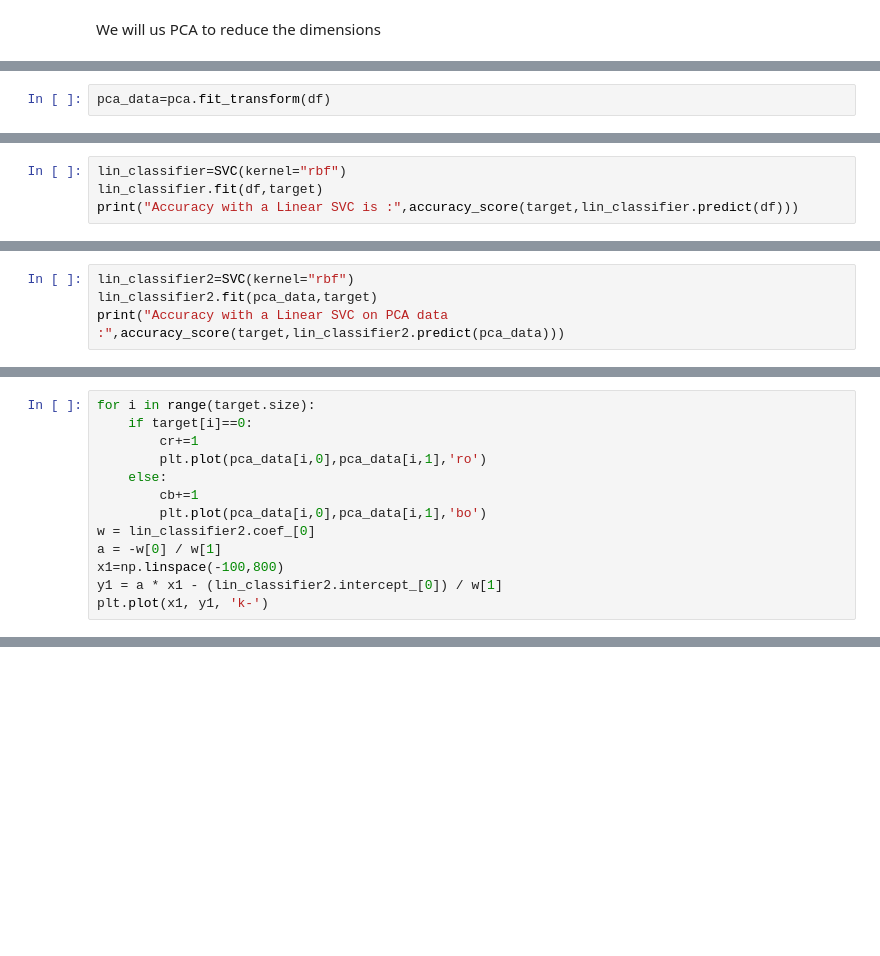
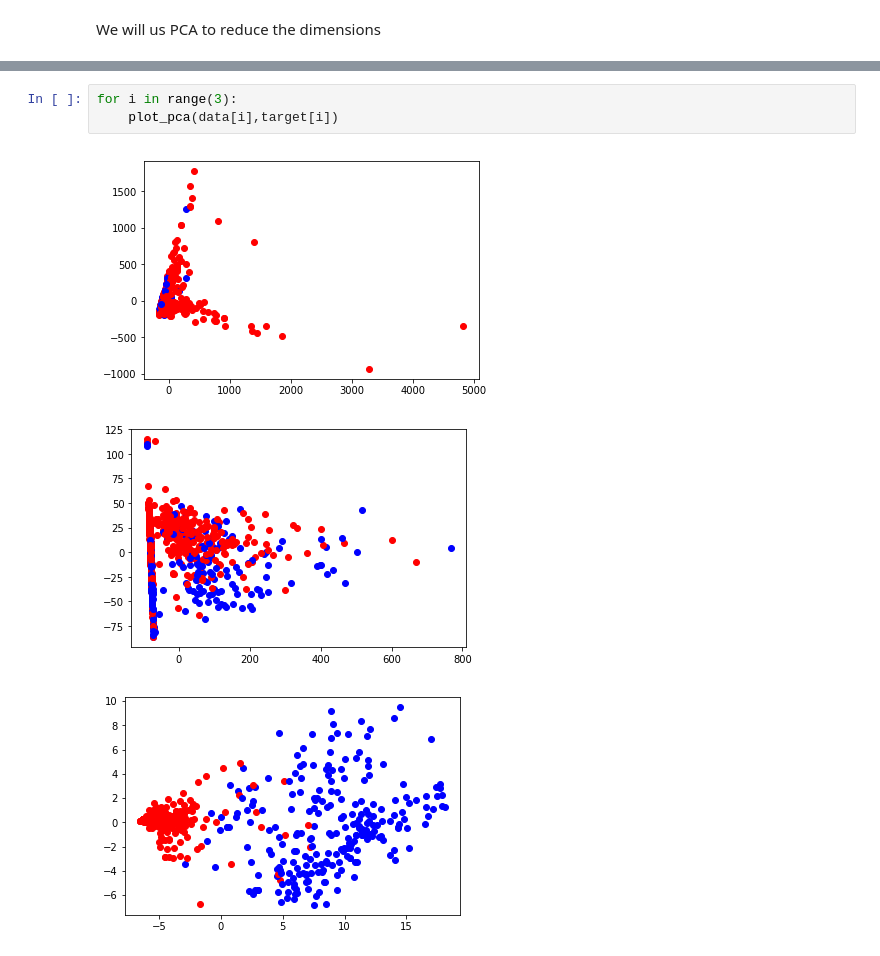
Before and after one commit to rollaball/Diabetes-Prediction, a Jupyter notebook: Diabetes.ipynb, the cells around one changed output, grey strips where cells are left out. Drawn from its saved outputs; the diff is of its cells as text; blank space fills up the shorter version.

```diff
--- a/Diabetes.ipynb
+++ b/Diabetes.ipynb
@@ -57,3 +113 @@ pca=PCA(n_components=2)
-# %%
-pca_data=pca.fit_transform(df)
 # %%
@@ -81,4 +123,0 @@ from sklearn.metrics import accuracy_score
-# %%
-lin_classifier=SVC(kernel="rbf")
-lin_classifier.fit(df,target)
-print("Accuracy with a Linear SVC is :",accuracy_score(target,lin_classifier.predict(df)))
@@ -89,4 +123,0 @@ To Visualize let us apply PCA before applying the classifier
-# %%
-lin_classifier2=SVC(kernel="rbf")
-lin_classifier2.fit(pca_data,target)
-print("Accuracy with a Linear SVC on PCA data :",accuracy_score(target,lin_classifier2.predict(pca_data)))
@@ -95,13 +123,0 @@ Accuracy with a Linear SVC on PCA data : 0.9166666666666666
-# %%
-for i in range(target.size):
-    if target[i]==0:
-        cr+=1
-        plt.plot(pca_data[i,0],pca_data[i,1],'ro')
-    else:
-        cb+=1
-        plt.plot(pca_data[i,0],pca_data[i,1],'bo')
-w = lin_classifier2.coef_[0]
-a = -w[0] / w[1]
-x1=np.linspace(-100,800)
-y1 = a * x1 - (lin_classifier2.intercept_[0]) / w[1]
-plt.plot(x1, y1, 'k-')
@@ -255,0 +124,7 @@ plt.show()
+# %%
+for i in range(3):
+    plot_pca(data[i],target[i])
+# %% [output]
+[figure, added]
+[figure, added]
+[figure, added]
```
Also changed, not shown: parts of 37 cells of this notebook.
